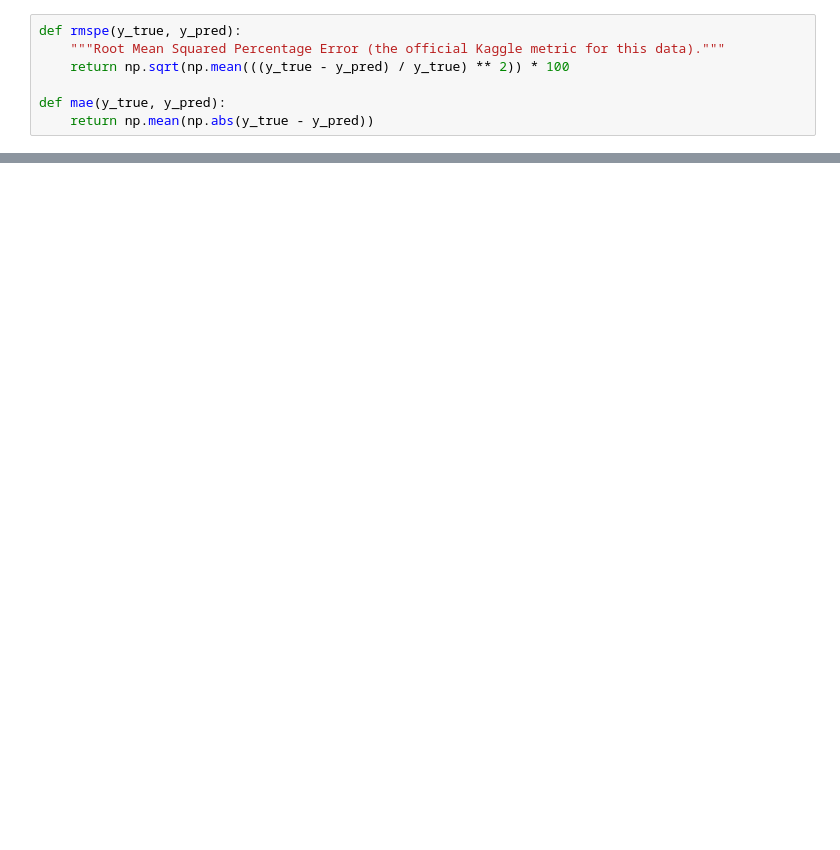
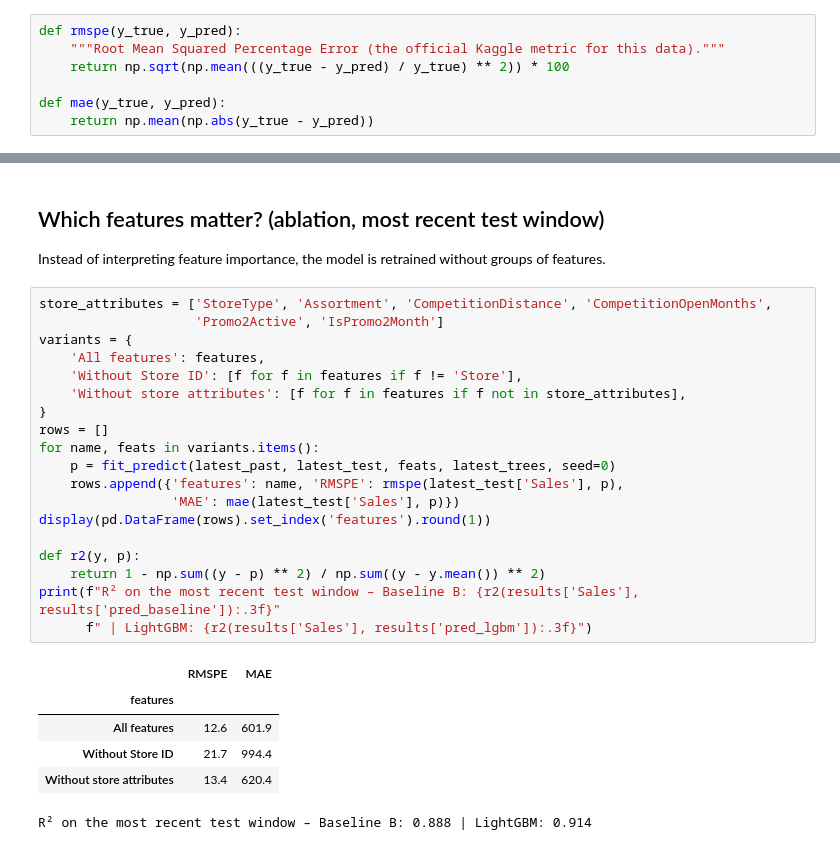
Before and after one commit to mina-motaghinasab/rossmann-sales-analysis, a Jupyter notebook: notebooks/04_forecasting.ipynb, the cells around one changed output, grey strips where cells are left out. Cells and saved outputs as stored; diff of their text form; blank space fills up the shorter version.

```diff
--- a/notebooks/04_forecasting.ipynb
+++ b/notebooks/04_forecasting.ipynb
@@ -164,0 +262,30 @@ By promo:
+# %% [markdown]
+## Which features matter? (ablation, most recent test window)
+
+Instead of interpreting feature importance, the model is retrained without groups of features.
+# %%
+store_attributes = ['StoreType', 'Assortment', 'CompetitionDistance', 'CompetitionOpenMonths',
+                    'Promo2Active', 'IsPromo2Month']
+variants = {
+    'All features': features,
+    'Without Store ID': [f for f in features if f != 'Store'],
+    'Without store attributes': [f for f in features if f not in store_attributes],
+}
+rows = []
+for name, feats in variants.items():
+    p = fit_predict(latest_past, latest_test, feats, latest_trees, seed=0)
+    rows.append({'features': name, 'RMSPE': rmspe(latest_test['Sales'], p),
+                 'MAE': mae(latest_test['Sales'], p)})
+display(pd.DataFrame(rows).set_index('features').round(1))
+
+def r2(y, p):
+    return 1 - np.sum((y - p) ** 2) / np.sum((y - y.mean()) ** 2)
+print(f"R² on the most recent test window – Baseline B: {r2(results['Sales'], results['pred_baseline']):.3f}"
+      f" | LightGBM: {r2(results['Sales'], results['pred_lgbm']):.3f}")
+# %% [output]
+|  | RMSPE | MAE |
+| features |  |  |
+| All features | 12.6 | 601.9 |
+| Without Store ID | 21.7 | 994.4 |
+| Without store attributes | 13.4 | 620.4 |
+R² on the most recent test window – Baseline B: 0.888 | LightGBM: 0.914
```
Also changed, not shown: parts of 25 cells of this notebook, 3 other files.
